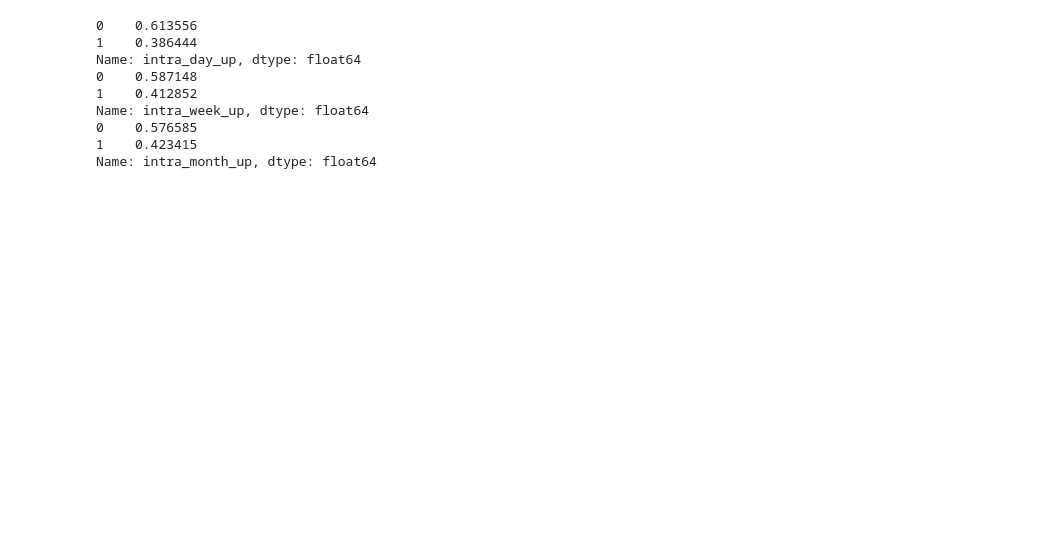
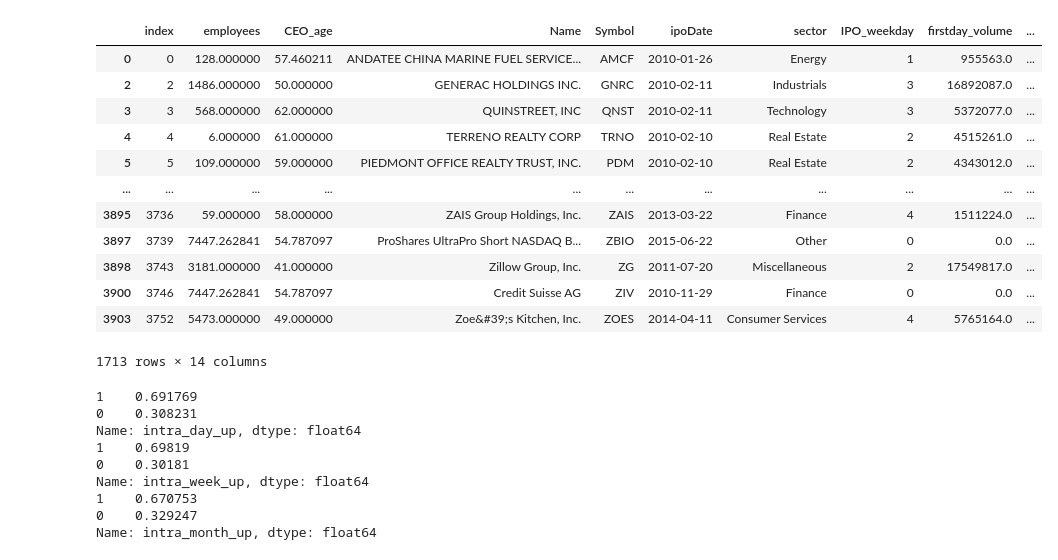
Before and after one commit to michael-fuest/DSiF-IPOs, a Jupyter notebook: Data_Wrangling.ipynb, the cells around one changed output. Cells and saved outputs as stored; diff of their text form; code cells hidden in the pictures; blank space fills up the shorter version.

```diff
--- a/Data_Wrangling.ipynb
+++ b/Data_Wrangling.ipynb
@@ -84,0 +122,14 @@ dtype: int64
+# %%
+#Creating trading volume features from trading volume dataset and yfinance data
+
+#Reading in trading volume data (contains about 900 of the total 1100 companies)
+df_ipo_volumes = pd.read_csv(path + volume_data, sep = ',', encoding= 'ISO-8859-1')
+
+#Removing duplicate rows
+df_ipo_volumes.drop_duplicates(inplace=True)
+
+#Computing inweek and inmonth volumes
+df_ipo_volumes['inweek_volume'] = df_ipo_volumes.loc[:, 'volumeDay1':'volumeDay6'].apply(lambda x: sum(x), axis = 1)
+df_ipo_volumes['inmonth_volume'] = df_ipo_volumes.loc[:, 'volumeDay1': 'volumeDay29'].apply(lambda x: sum(x), axis = 1)
+df_ipo_volumes = df_ipo_volumes[['Symbol', 'volumeDay0', 'inweek_volume']]
+df_ipo_volumes
@@ -84,0 +291,26 @@ dtype: int64
+# %%
+#Pulling accurate prices from yahoo finance
+from datetime import timedelta
+counter = 0
+
+def getPrices(Symbol, Date):
+    print(Symbol)
+    #Counter gets increased by 1 for every function call and outputs our progress
+    getPrices.counter += 1
+    print(str(getPrices.counter) + '/' + '3906')
+
+    ipo_date = pd.to_datetime(Date, format = '%Y-%m-%d')
+    try:
+        data = yf.download(Symbol, ipo_date, ipo_date + timedelta(days = 50))
+    except:
+        return (np.NAN, np.NAN, np.NAN, np.NAN)
+    if data.shape[0] < 30:
+        return (np.NAN, np.NAN, np.NAN, np.NAN)
+
+    return (data['Open'][0], data['Adj Close'][0], data['Adj Close'][6], data['Adj Close'][29])
+
+#Initializing function counter
+getPrices.counter = 0
+
+df_master[['Y_Open_Price', 'Y_Close_Price_0', 'Y_Close_Price_6', 'Y_Close_Price_29']] = df_master.apply(lambda x: getPrices(x['Symbol'], x['ipoDate']), axis = 1, result_type='expand')
+df_master
@@ -84,0 +335,18 @@ dtype: int64
+# %%
+#Filtering out any pre 2006 IPOs (due to twitter founding date) and NA prices on Yahoo Finance
+df_master = df_master.loc[(~df_master.Y_Open_Price.isna()) & (pd.to_datetime(df_master.ipoDate) >= pd.to_datetime('2006-01-01'))]
+df_master
+# %% [output]
+|  | index | employees | CEO_age | Name | Symbol | ipoDate | sector | IPO_weekday | firstday_volume | ... |
+| 0 | 0 | 128.000000 | 57.460211 | ANDATEE CHINA MARINE FUEL SERVICE... | AMCF | 2010-01-26 | Energy | 1 | 955563.0 | ... |
+| 2 | 2 | 1486.000000 | 50.000000 | GENERAC HOLDINGS INC. | GNRC | 2010-02-11 | Industrials | 3 | 16892087.0 | ... |
+| 3 | 3 | 568.000000 | 62.000000 | QUINSTREET, INC | QNST | 2010-02-11 | Technology | 3 | 5372077.0 | ... |
+| 4 | 4 | 6.000000 | 61.000000 | TERRENO REALTY CORP | TRNO | 2010-02-10 | Real Estate | 2 | 4515261.0 | ... |
+| 5 | 5 | 109.000000 | 59.000000 | PIEDMONT OFFICE REALTY TRUST, INC. | PDM | 2010-02-10 | Real Estate | 2 | 4343012.0 | ... |
+| ... | ... | ... | ... | ... | ... | ... | ... | ... | ... | ... |
+| 3895 | 3736 | 59.000000 | 58.000000 | ZAIS Group Holdings, Inc. | ZAIS | 2013-03-22 | Finance | 4 | 1511224.0 | ... |
+| 3897 | 3739 | 7447.262841 | 54.787097 | ProShares UltraPro Short NASDAQ B... | ZBIO | 2015-06-22 | Other | 0 | 0.0 | ... |
+| 3898 | 3743 | 3181.000000 | 41.000000 | Zillow Group, Inc. | ZG | 2011-07-20 | Miscellaneous | 2 | 17549817.0 | ... |
+| 3900 | 3746 | 7447.262841 | 54.787097 | Credit Suisse AG | ZIV | 2010-11-29 | Finance | 0 | 0.0 | ... |
+| 3903 | 3752 | 5473.000000 | 49.000000 | Zoe&#39;s Kitchen, Inc. | ZOES | 2014-04-11 | Consumer Services | 4 | 5765164.0 | ... |
+1713 rows × 14 columns
@@ -85,15 +360,15 @@ dtype: int64
 # %%
 #Looking at class balances
-print(df_ipo.intra_day_up.value_counts(normalize=True))
-print(df_ipo.intra_week_up.value_counts(normalize=True))
-print(df_ipo.intra_month_up.value_counts(normalize=True))
+print(df_master.intra_day_up.value_counts(normalize=True))
+print(df_master.intra_week_up.value_counts(normalize=True))
+print(df_master.intra_month_up.value_counts(normalize=True))
 # %% [output]
-0    0.613556
-1    0.386444
+1    0.691769
+0    0.308231
 Name: intra_day_up, dtype: float64
-0    0.587148
-1    0.412852
+1    0.69819
+0    0.30181
 Name: intra_week_up, dtype: float64
-0    0.576585
-1    0.423415
+1    0.670753
+0    0.329247
 Name: intra_month_up, dtype: float64
```
Also changed, not shown: parts of 25 cells of this notebook, 4 other files.
